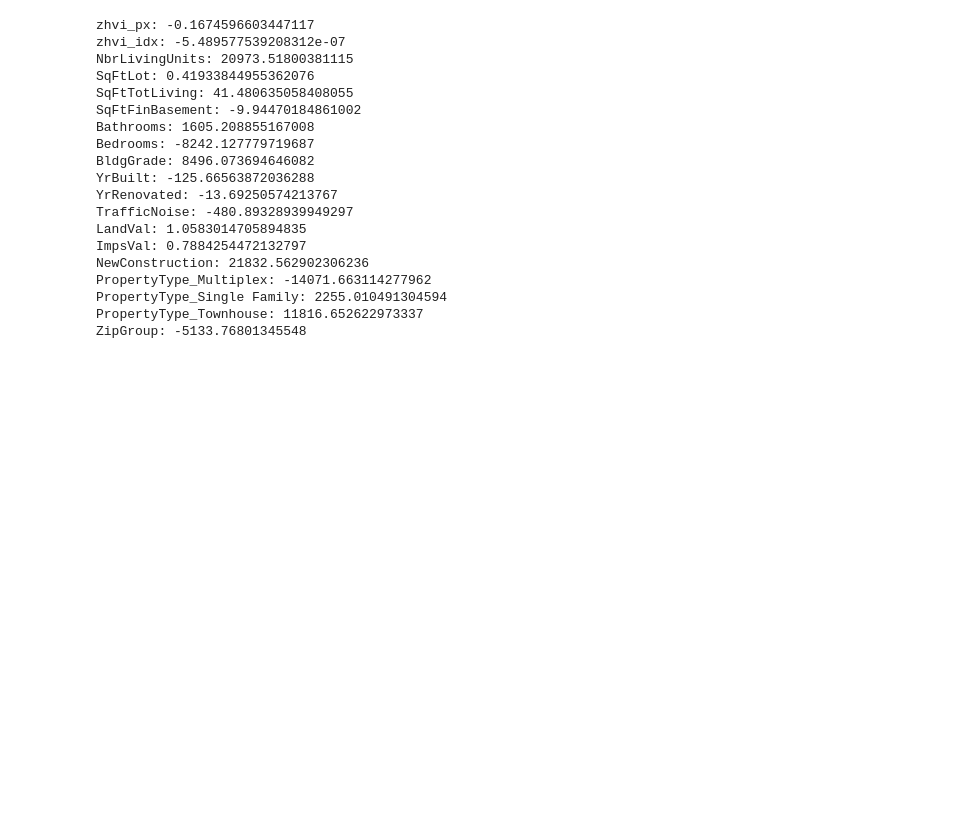
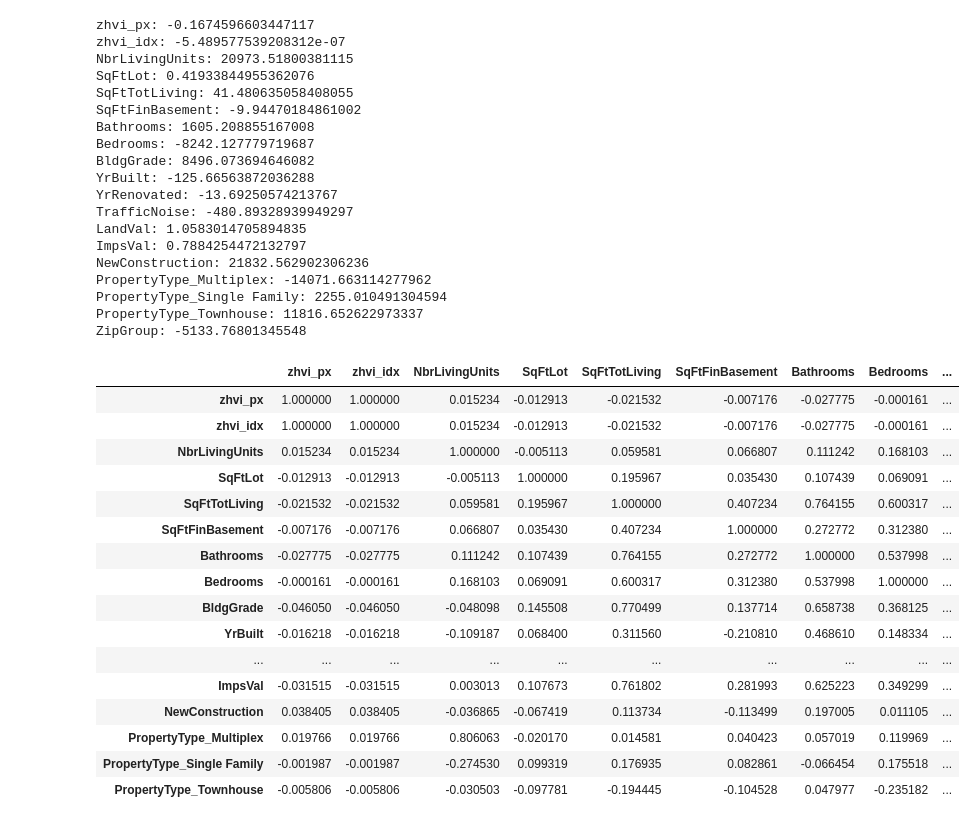
Before and after one commit to tzuzulcode/ai-fundamentals-abril2022, a Jupyter notebook: Regression and prediction/FactorVariables.ipynb, the cells around one changed output. Saved outputs shown, nothing was run; the diff lists cells and outputs as text; code cells hidden in the pictures; blank space fills up the shorter version.

```diff
--- a/Regression and prediction/FactorVariables.ipynb
+++ b/Regression and prediction/FactorVariables.ipynb
@@ -270,3 +272,23 @@ PropertyType_Multiplex: -14071.663114277962
 PropertyType_Single Family: 2255.010491304594
 PropertyType_Townhouse: 11816.652622973337
 ZipGroup: -5133.76801345548
+# %%
+model_cleaned_data.corr()
+# %% [output]
+|  | zhvi_px | zhvi_idx | NbrLivingUnits | SqFtLot | SqFtTotLiving | SqFtFinBasement | Bathrooms | Bedrooms | ... |
+| zhvi_px | 1.000000 | 1.000000 | 0.015234 | -0.012913 | -0.021532 | -0.007176 | -0.027775 | -0.000161 | ... |
+| zhvi_idx | 1.000000 | 1.000000 | 0.015234 | -0.012913 | -0.021532 | -0.007176 | -0.027775 | -0.000161 | ... |
+| NbrLivingUnits | 0.015234 | 0.015234 | 1.000000 | -0.005113 | 0.059581 | 0.066807 | 0.111242 | 0.168103 | ... |
+| SqFtLot | -0.012913 | -0.012913 | -0.005113 | 1.000000 | 0.195967 | 0.035430 | 0.107439 | 0.069091 | ... |
+| SqFtTotLiving | -0.021532 | -0.021532 | 0.059581 | 0.195967 | 1.000000 | 0.407234 | 0.764155 | 0.600317 | ... |
+| SqFtFinBasement | -0.007176 | -0.007176 | 0.066807 | 0.035430 | 0.407234 | 1.000000 | 0.272772 | 0.312380 | ... |
+| Bathrooms | -0.027775 | -0.027775 | 0.111242 | 0.107439 | 0.764155 | 0.272772 | 1.000000 | 0.537998 | ... |
+| Bedrooms | -0.000161 | -0.000161 | 0.168103 | 0.069091 | 0.600317 | 0.312380 | 0.537998 | 1.000000 | ... |
+| BldgGrade | -0.046050 | -0.046050 | -0.048098 | 0.145508 | 0.770499 | 0.137714 | 0.658738 | 0.368125 | ... |
+| YrBuilt | -0.016218 | -0.016218 | -0.109187 | 0.068400 | 0.311560 | -0.210810 | 0.468610 | 0.148334 | ... |
+| ... | ... | ... | ... | ... | ... | ... | ... | ... | ... |
+| ImpsVal | -0.031515 | -0.031515 | 0.003013 | 0.107673 | 0.761802 | 0.281993 | 0.625223 | 0.349299 | ... |
+| NewConstruction | 0.038405 | 0.038405 | -0.036865 | -0.067419 | 0.113734 | -0.113499 | 0.197005 | 0.011105 | ... |
+| PropertyType_Multiplex | 0.019766 | 0.019766 | 0.806063 | -0.020170 | 0.014581 | 0.040423 | 0.057019 | 0.119969 | ... |
+| PropertyType_Single Family | -0.001987 | -0.001987 | -0.274530 | 0.099319 | 0.176935 | 0.082861 | -0.066454 | 0.175518 | ... |
+| PropertyType_Townhouse | -0.005806 | -0.005806 | -0.030503 | -0.097781 | -0.194445 | -0.104528 | 0.047977 | -0.235182 | ... |
```
Also changed, not shown: parts of 8 cells of this notebook, 1 other file.
